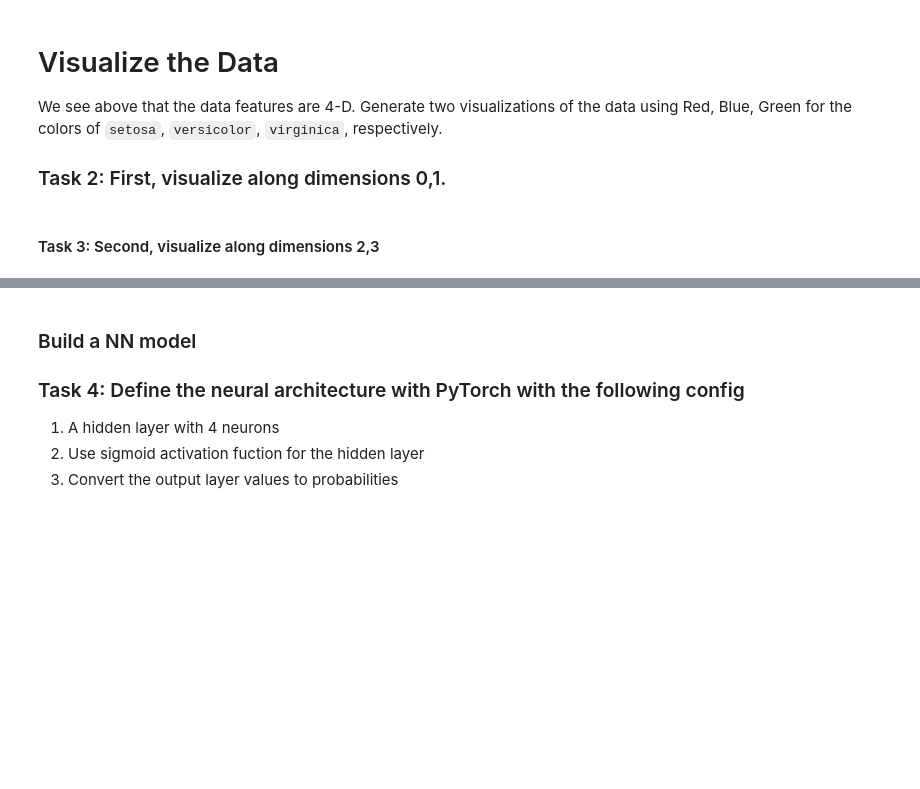
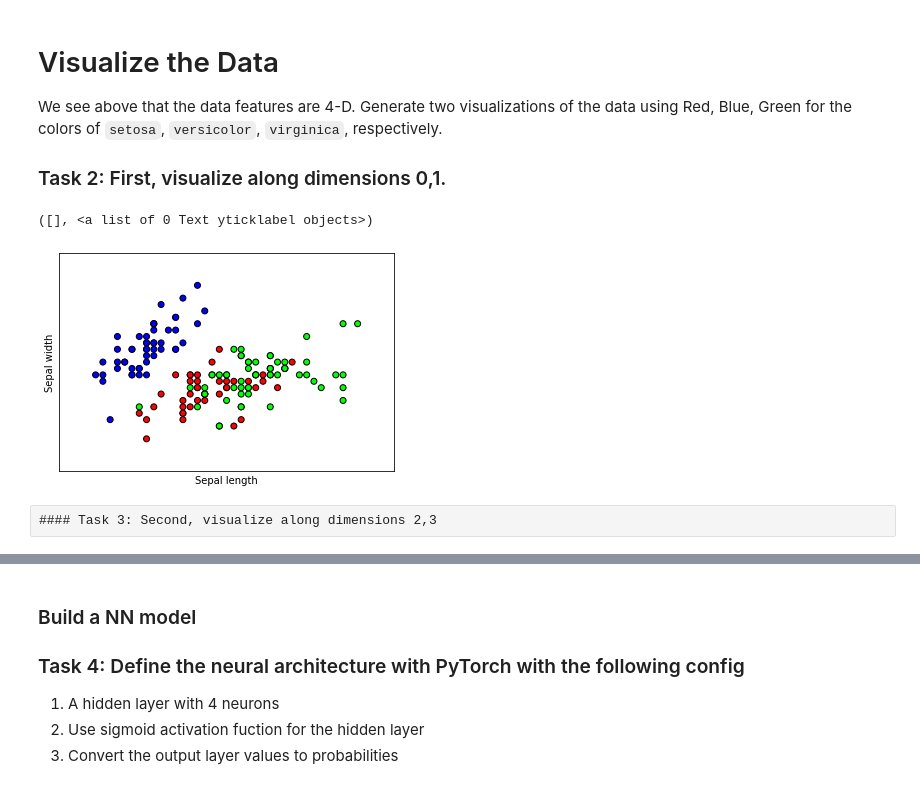
Before and after one commit to SteeltownRiot/DSA, a Jupyter notebook: DSA-8010 Applied Machine Learning/Module 8 - Intro to Neural Networks/Practices/NN_Iris-Practice.ipynb, the cells around one changed output, grey strips where cells are left out. Saved outputs shown, nothing was run; the diff lists cells and outputs as text; code cells hidden in the pictures; blank space fills up the shorter version.

```diff
--- a/DSA-8010 Applied Machine Learning/Module 8 - Intro to Neural Networks/Practices/NN_Iris-Practice.ipynb
+++ b/DSA-8010 Applied Machine Learning/Module 8 - Intro to Neural Networks/Practices/NN_Iris-Practice.ipynb
@@ -50,9 +62,8 @@ df.head()
 # %%
 # Add code below this comment  (Question #P01)
 # ----------------------------------
-
-X = <placeholder>
-y = <placeholder>
+X = iris.data
+y = iris.target
 # %% [markdown]
 ## Do a little more inspection
 
@@ -89,2 +120,0 @@ Generate two visualizations of the data using Red, Blue, Green for the colors of
-# %% [markdown]
-#### Task 3: Second, visualize along dimensions 2,3
@@ -93,0 +121,22 @@ Generate two visualizations of the data using Red, Blue, Green for the colors of
+# %%
+# Add code below this comment  (Question #P02)
+# ----------------------------------
+#colors = ['blue', 'red', 'green']
+'''colors''' '''('blue', 'red', 'green')'''
+
+x_min, x_max = X[:, 0].min() - 0.5, X[:, 0].max() + 0.5
+y_min, y_max = X[:, 1].min() - 0.5, X[:, 1].max() + 0.5
+
+plt.scatter(X[:, 0], X[:, 1], c = y, cmap = "brg", edgecolor = "k")
+plt.xlabel("Sepal length")
+plt.ylabel("Sepal width")
+
+plt.xlim(x_min, x_max)
+plt.ylim(y_min, y_max)
+plt.xticks(())
+plt.yticks(())
+# %% [output]
+([], <a list of 0 Text yticklabel objects>)
+[figure, added]
+# %% [raw]
+#### Task 3: Second, visualize along dimensions 2,3
```
Also changed, not shown: parts of 20 cells of this notebook, 1 other file.
